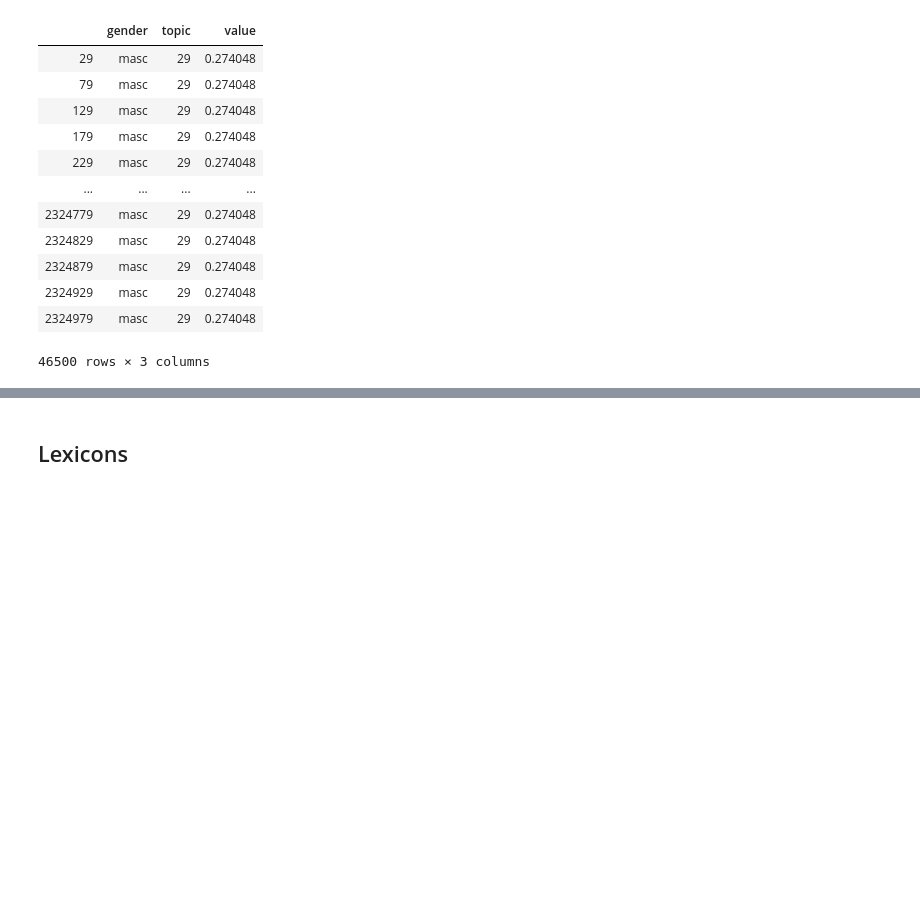
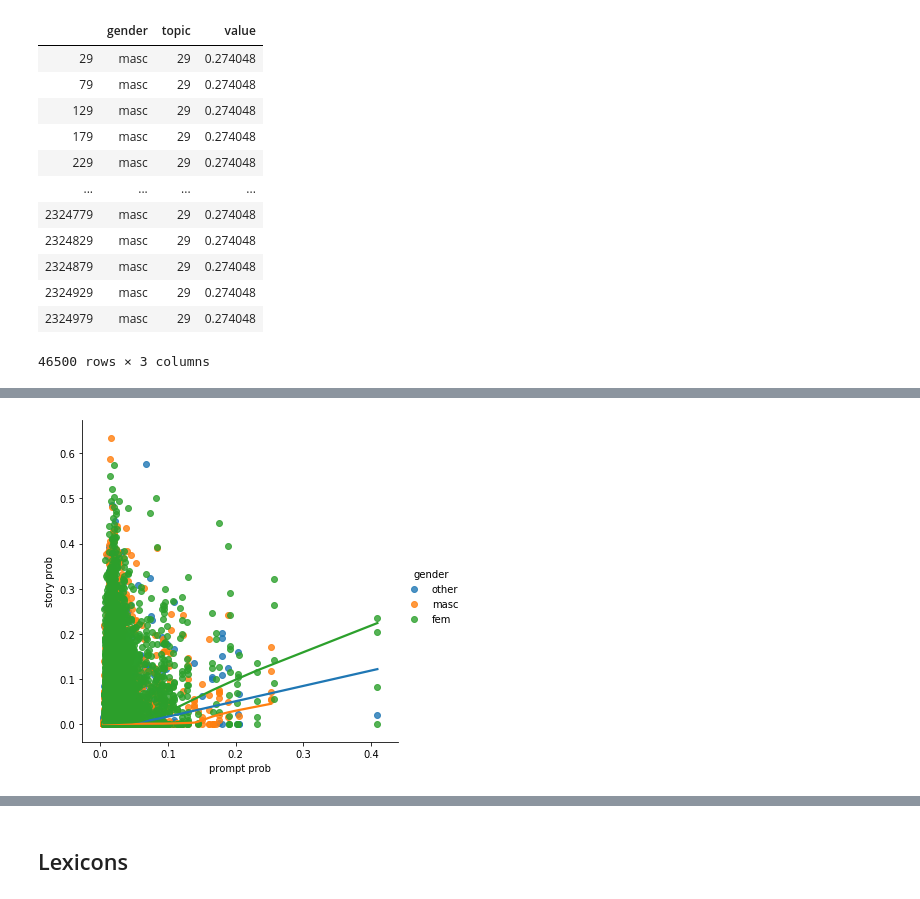
Before and after one commit to lucy3/gpt3_gender, a Jupyter notebook: code/character_viz.ipynb, the cells around one changed output, grey strips where cells are left out. Drawn from its saved outputs; the diff is of its cells as text; code cells hidden in the pictures; blank space fills up the shorter version.

```diff
--- a/code/character_viz.ipynb
+++ b/code/character_viz.ipynb
@@ -487,0 +578,20 @@ topic_29
+# %%
+def get_story_topics():
+    '''
+    returns a dictionary of
+    story_title_storyid : {topic_id : topic probability}
+    '''
+    topic_dir = LOGS + 'topics_0.9'
+    doc_topic_file = '%s/doc-topics.gz' % topic_dir
+    doc_topics = open(doc_topic_file).read().splitlines() # list of topics
+    story_ids = open(topic_dir + '/story_id_order').read().splitlines() # story IDs
+    story_topics = defaultdict(dict) # story ID : {topic id : value, topic id: value}
+    for i, doc in enumerate(doc_topics):
+        contents = doc.split('\t')
+        topics = [float(i) for i in contents[2:]]
+        story_title_id = story_ids[i]
+        if not story_title_id.startswith("ORIG_"):
+            assert len(topics) == 50
+            for topic_id, value in enumerate(topics):
+                story_topics[story_title_id][topic_id] = value
+    return story_topics
@@ -487,0 +641,8 @@ topic_29
+# %%
+x, y, z = effect_of_prompt_on_story(35, topic_score_dict1)
+prob_d = {'prompt prob': x, 'story prob': y, 'gender': z}
+prob_df = pd.DataFrame.from_dict(prob_d)
+sns.lmplot(x="prompt prob", y="story prob", hue='gender', data=prob_df, lowess=True)
+plt.show()
+# %% [output]
+[figure, added]
```
Also changed, not shown: parts of 14 cells of this notebook, 2 other files.
